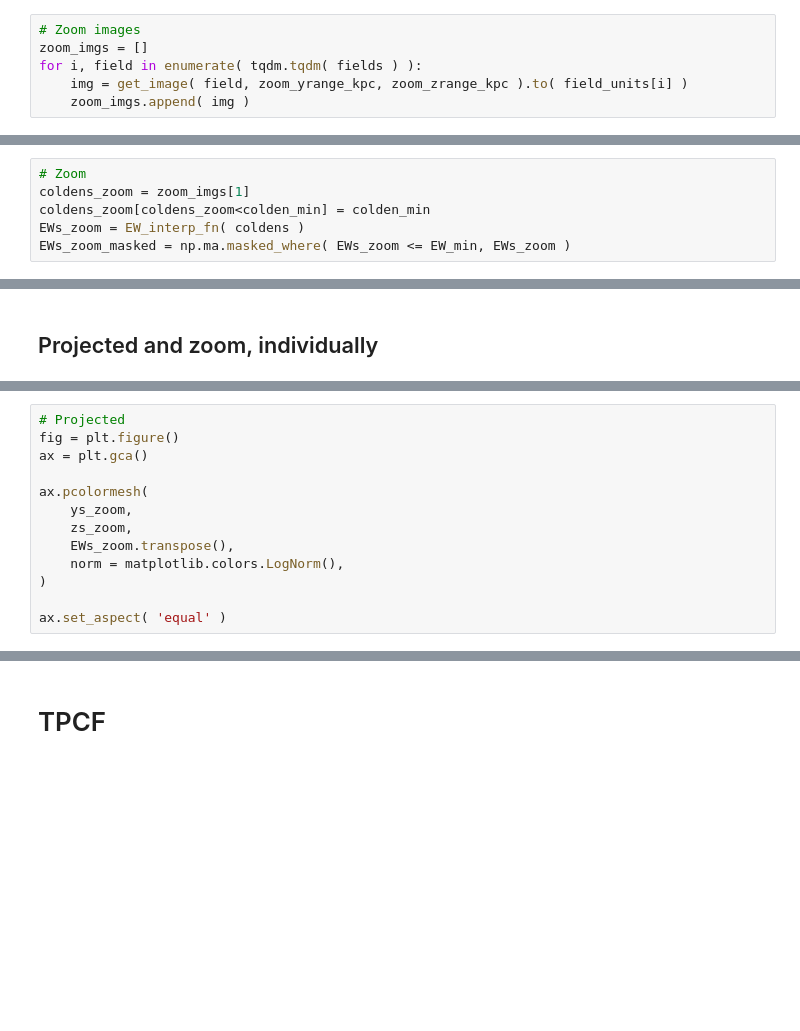
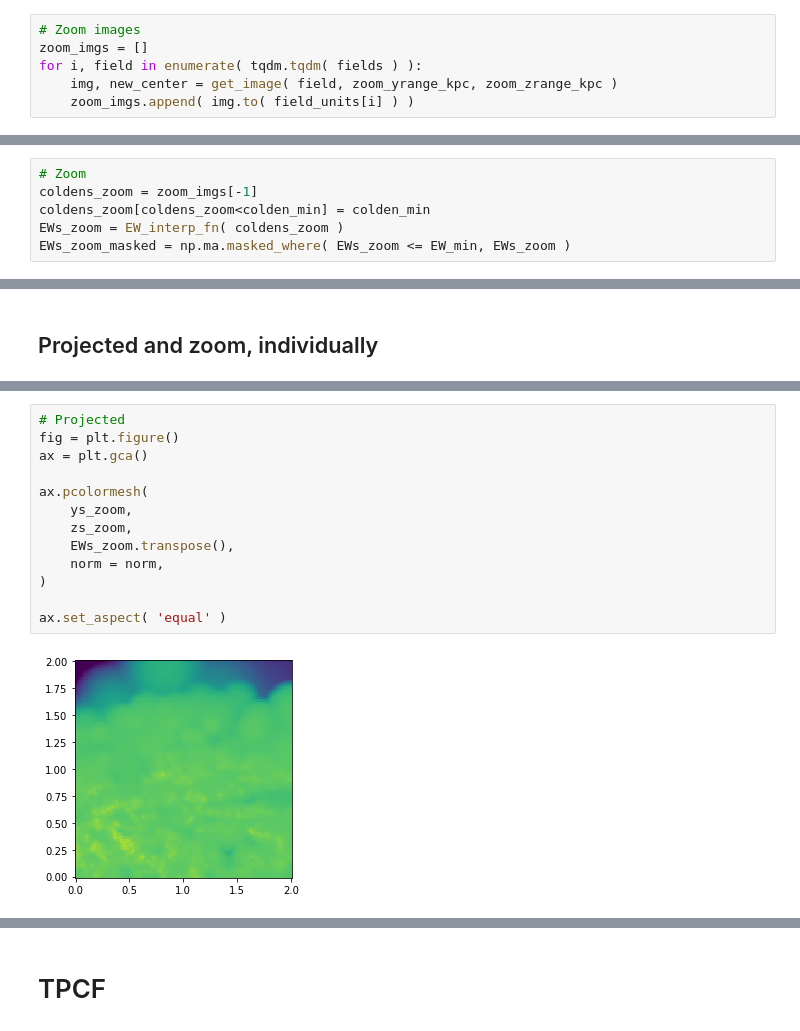
Before and after one commit to chanhhao/healpyt, a Jupyter notebook: trident_column_densities.ipynb, the cells around one changed output, grey strips where cells are left out. Saved outputs shown, nothing was run; the diff lists cells and outputs as text; blank space fills up the shorter version.

```diff
--- a/trident_column_densities.ipynb
+++ b/trident_column_densities.ipynb
@@ -177,5 +201,5 @@ for i, field in enumerate( tqdm.tqdm( fields ) ):
 # Zoom images
 zoom_imgs = []
 for i, field in enumerate( tqdm.tqdm( fields ) ):
-    img = get_image( field, zoom_yrange_kpc, zoom_zrange_kpc ).to( field_units[i] )
-    zoom_imgs.append( img )
+    img, new_center = get_image( field, zoom_yrange_kpc, zoom_zrange_kpc )
+    zoom_imgs.append( img.to( field_units[i] ) )
@@ -243,9 +307,9 @@ EWs = EW_interp_fn( coldens )
 EWs_masked = np.ma.masked_where( EWs <= EW_min, EWs )
 # %%
 # Zoom
-coldens_zoom = zoom_imgs[1]
+coldens_zoom = zoom_imgs[-1]
 coldens_zoom[coldens_zoom<colden_min] = colden_min
-EWs_zoom = EW_interp_fn( coldens )
+EWs_zoom = EW_interp_fn( coldens_zoom )
 EWs_zoom_masked = np.ma.masked_where( EWs_zoom <= EW_min, EWs_zoom )
 # %% [markdown]
 # Plot
@@ -275,13 +349,15 @@ ax.set_aspect( 'equal' )
 # %%
 # Projected
 fig = plt.figure()
 ax = plt.gca()
 
 ax.pcolormesh(
     ys_zoom,
     zs_zoom,
     EWs_zoom.transpose(),
-    norm = matplotlib.colors.LogNorm(),
+    norm = norm,
 )
 
 ax.set_aspect( 'equal' )
+# %% [output]
+[figure, added]
```
Also changed, not shown: parts of 22 cells of this notebook.
